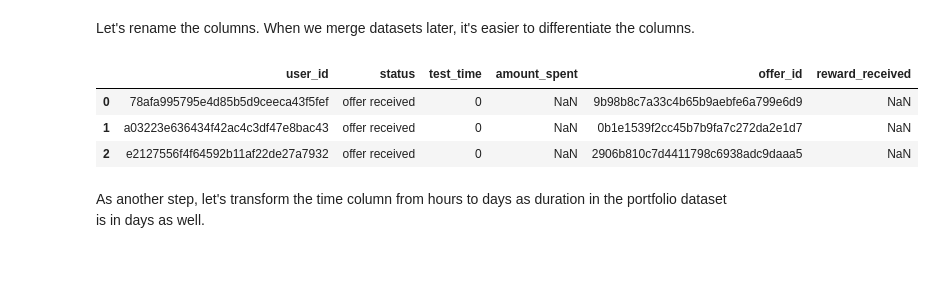
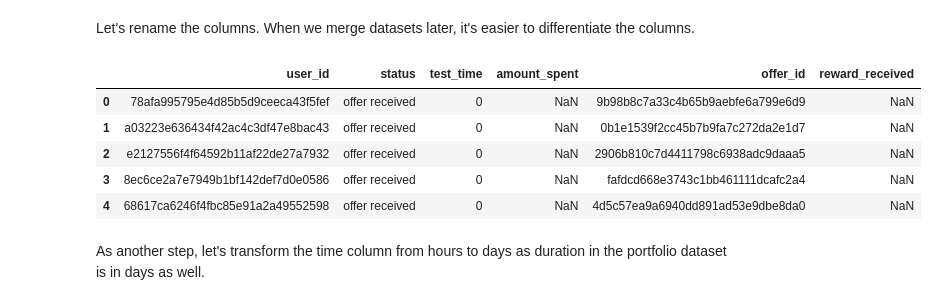
Before and after one commit to TillKuck/UDACITY_Capstone_Starbucks, a Jupyter notebook: develop/2_EDA_DataUnderstanding_DataCleaning_DataViz.ipynb, the cells around one changed output. Cells and saved outputs as stored; diff of their text form; code cells hidden in the pictures; blank space fills up the shorter version.

```diff
--- a/develop/2_EDA_DataUnderstanding_DataCleaning_DataViz.ipynb
+++ b/develop/2_EDA_DataUnderstanding_DataCleaning_DataViz.ipynb
@@ -326,12 +338,14 @@ df_transcript.drop(['offer id', 'value'], axis=1, inplace=True)
 Let's rename the columns. When we merge datasets later, it's easier to differentiate the columns.
 # %%
 df_transcript.rename(columns={'person': 'user_id', 'event': 'status', 'time': 'test_time', 'amount': 'amount_spent', 'reward': 'reward_received'}, inplace=True)
-df_transcript.head(3)
+df_transcript.head()
 # %% [output]
 |  | user_id | status | test_time | amount_spent | offer_id | reward_received |
 | 0 | 78afa995795e4d85b5d9ceeca43f5fef | offer received | 0 | NaN | 9b98b8c7a33c4b65b9aebfe6a799e6d9 | NaN |
 | 1 | a03223e636434f42ac4c3df47e8bac43 | offer received | 0 | NaN | 0b1e1539f2cc45b7b9fa7c272da2e1d7 | NaN |
 | 2 | e2127556f4f64592b11af22de27a7932 | offer received | 0 | NaN | 2906b810c7d4411798c6938adc9daaa5 | NaN |
+| 3 | 8ec6ce2a7e7949b1bf142def7d0e0586 | offer received | 0 | NaN | fafdcd668e3743c1bb461111dcafc2a4 | NaN |
+| 4 | 68617ca6246f4fbc85e91a2a49552598 | offer received | 0 | NaN | 4d5c57ea9a6940dd891ad53e9dbe8da0 | NaN |
 # %% [markdown]
 As another step, let's transform the time column from hours to days as duration in the portfolio dataset is in days as well.
 # %%
```
Also changed, not shown: parts of 6 cells of this notebook, 3 other files.
